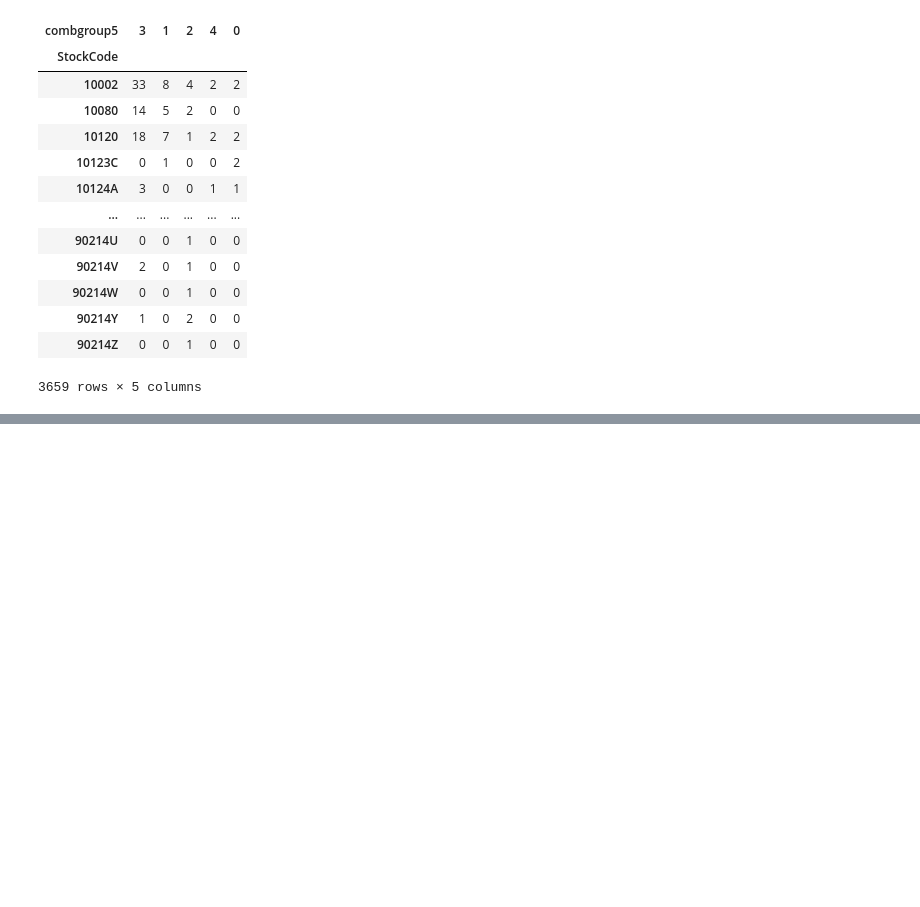
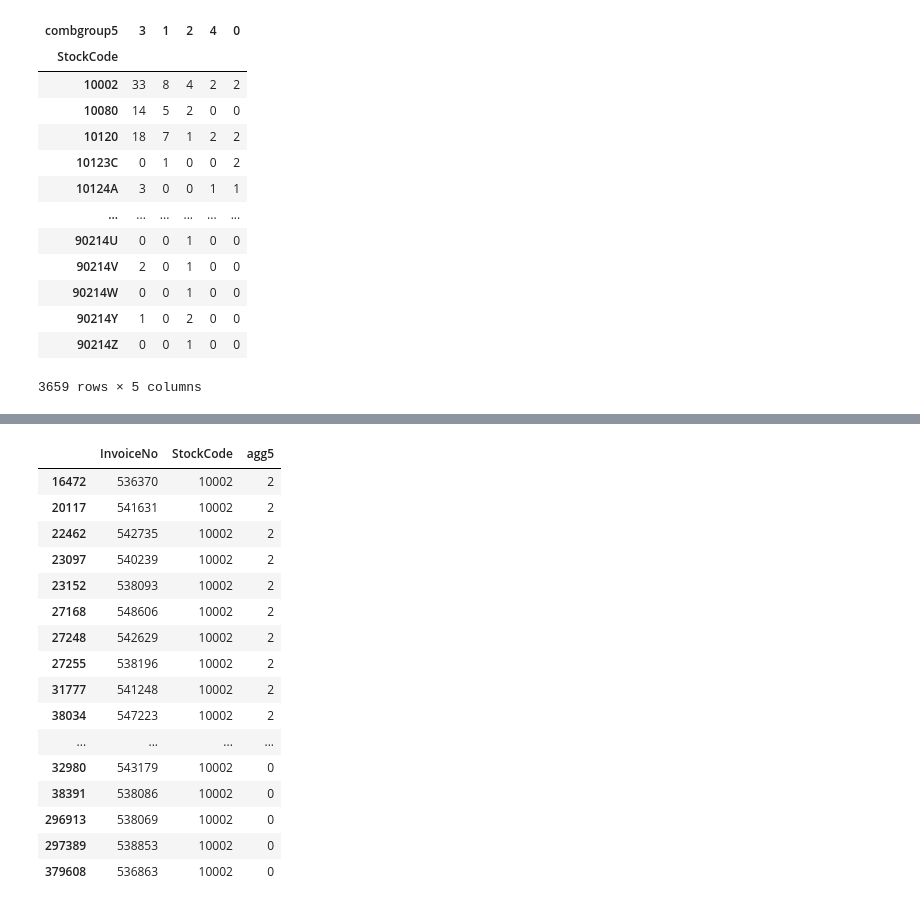
Before and after one commit to vanessalobo/iect-algorithm, a Jupyter notebook: python-notebooks/mapping.ipynb, the cells around one changed output, grey strips where cells are left out. Cells and saved outputs as stored; diff of their text form; code cells hidden in the pictures; blank space fills up the shorter version.

```diff
--- a/python-notebooks/mapping.ipynb
+++ b/python-notebooks/mapping.ipynb
@@ -331,0 +490,20 @@ x2.to_csv('stock-group.csv', header=None)
+# %%
+findata1[findata1['StockCode']=='10002']
+# %% [output]
+|  | InvoiceNo | StockCode | agg5 |
+| 16472 | 536370 | 10002 | 2 |
+| 20117 | 541631 | 10002 | 2 |
+| 22462 | 542735 | 10002 | 2 |
+| 23097 | 540239 | 10002 | 2 |
+| 23152 | 538093 | 10002 | 2 |
+| 27168 | 548606 | 10002 | 2 |
+| 27248 | 542629 | 10002 | 2 |
+| 27255 | 538196 | 10002 | 2 |
+| 31777 | 541248 | 10002 | 2 |
+| 38034 | 547223 | 10002 | 2 |
+| ... | ... | ... | ... |
+| 32980 | 543179 | 10002 | 0 |
+| 38391 | 538086 | 10002 | 0 |
+| 296913 | 538069 | 10002 | 0 |
+| 297389 | 538853 | 10002 | 0 |
+| 379608 | 536863 | 10002 | 0 |
```
Also changed, not shown: parts of 68 cells of this notebook.
